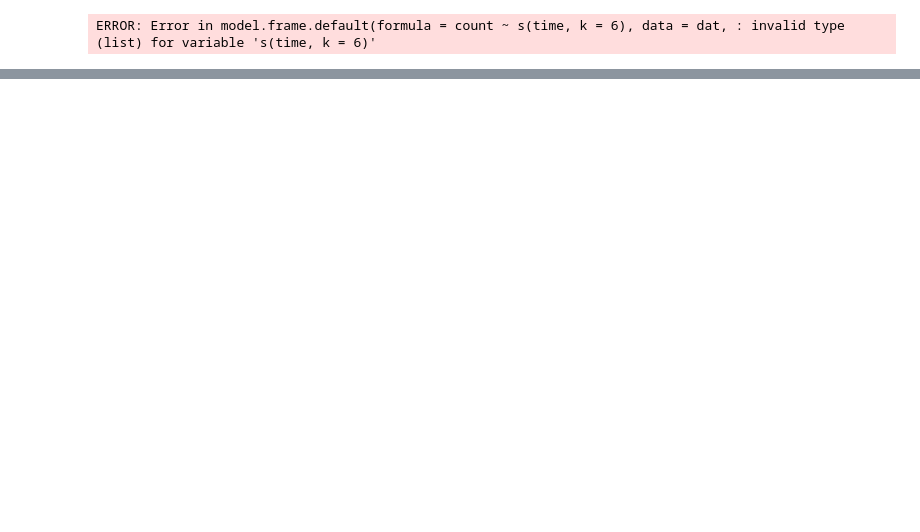
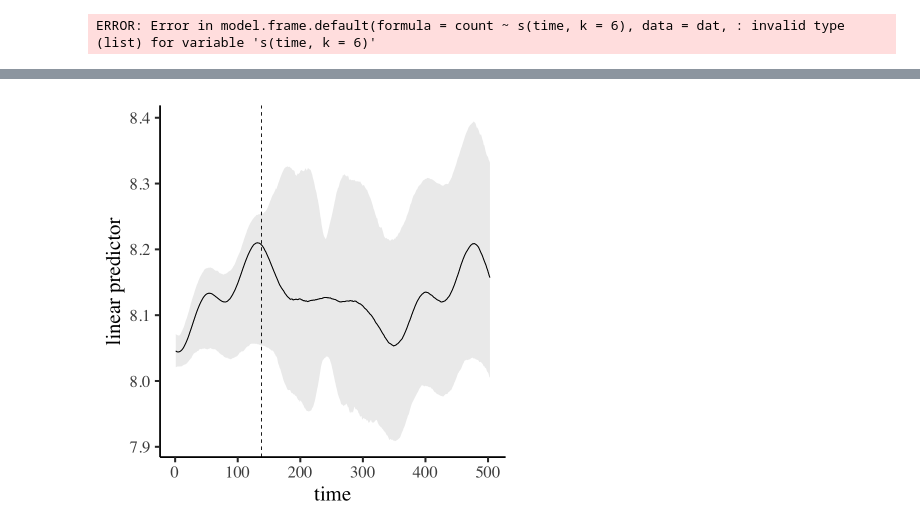
Before and after one commit to Daniel-GIT-CONTRIBUTE/ADVML_PROJECT, a Jupyter notebook: Untitled.ipynb, the cells around one changed output, grey strips where cells are left out. Cells and saved outputs as stored; diff of their text form; code cells hidden in the pictures; blank space fills up the shorter version.

```diff
--- a/Untitled.ipynb
+++ b/Untitled.ipynb
@@ -166,0 +166,9 @@ plot_kernels(gp_ests = gp_ests, max_time = 30)
+# %%
+mod6 <- mvgam(count ~ 1,
+              trend_formula = ~ gp(time, c = 5/4, k = 10,
+                                   scale = FALSE),
+              trend_model = AR(),
+              priors = prior_string(prior ='normal(16, 4)',
+                                    class = 'rho_gp_trend(time)'),
+            data = dat,
+            family = poisson())
@@ -166,0 +200,4 @@ plot_kernels(gp_ests = gp_ests, max_time = 30)
+# %%
+plot_links(mod6, n_ahead = 365)
+# %% [output]
+[figure, added]
```
Also changed, not shown: parts of 17 cells of this notebook, 2 other files.
